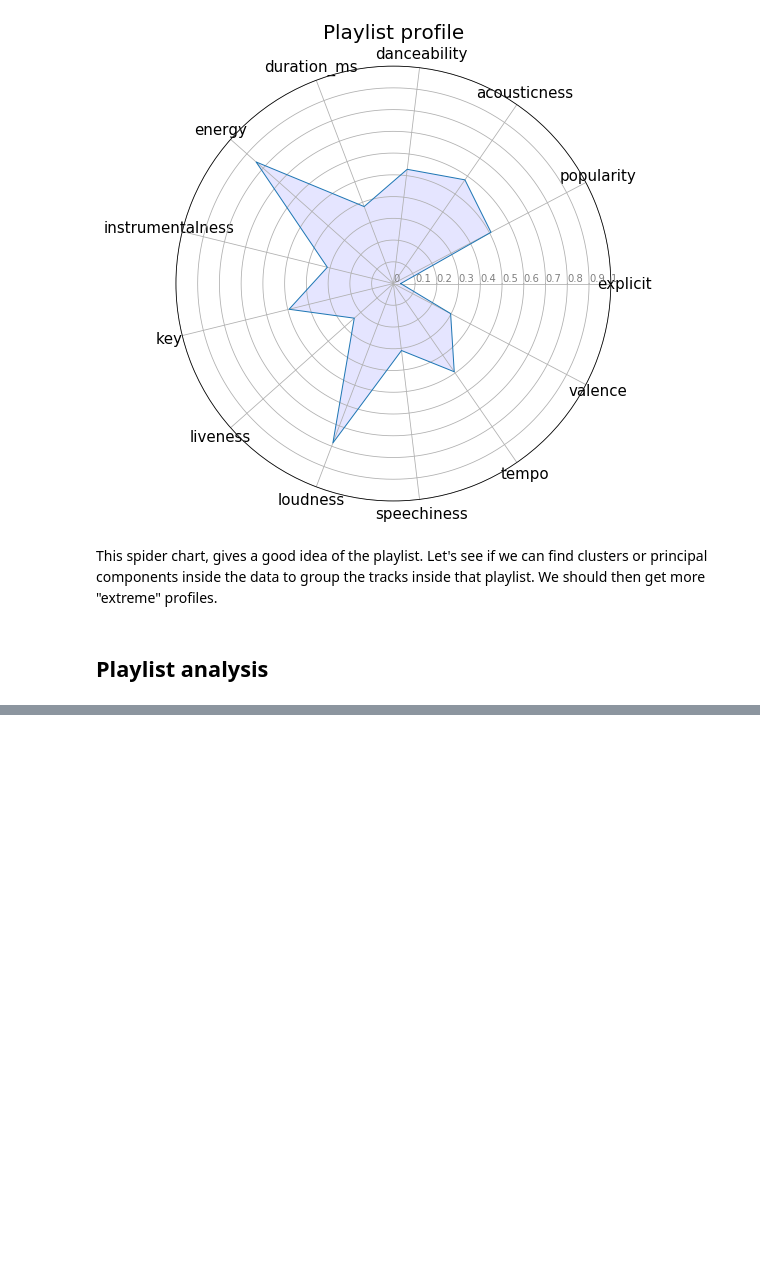
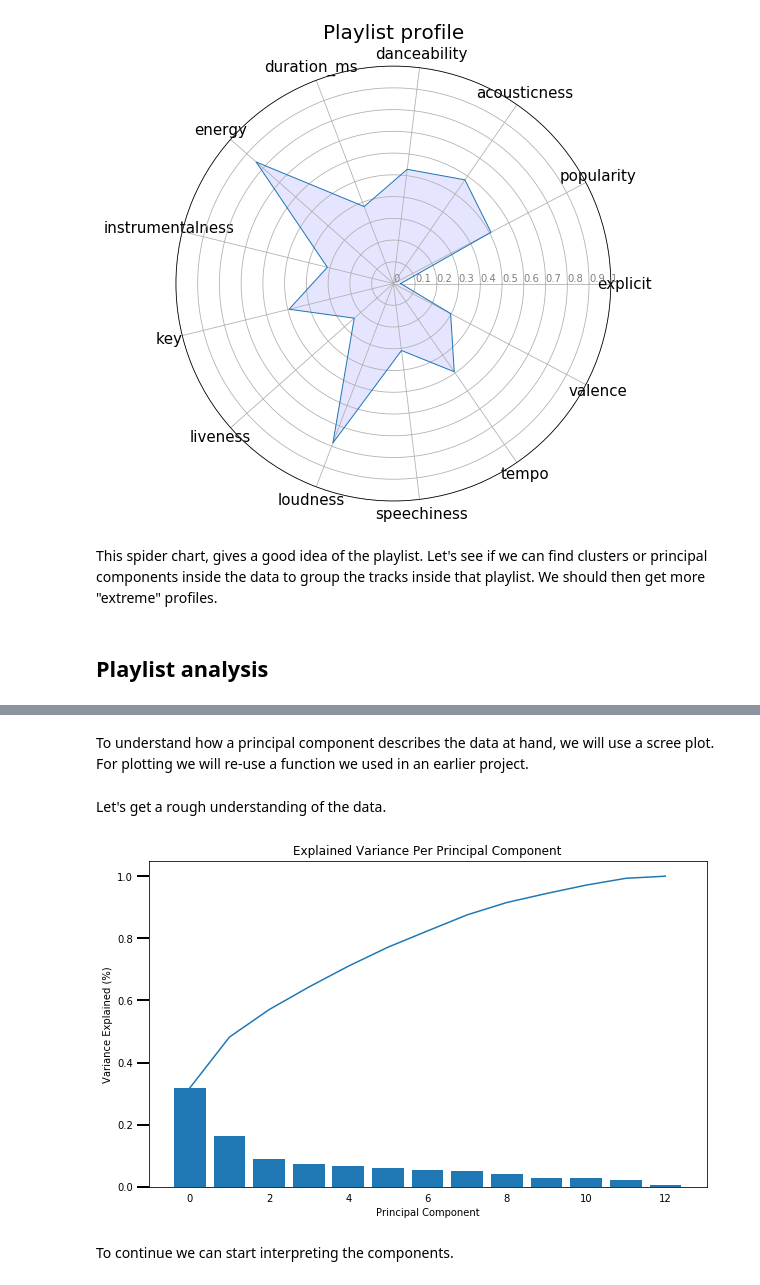
Before and after one commit to nsiicm0/Spot-On-Playlist-Organizer, a Jupyter notebook: data_exploration.ipynb, the cells around one changed output, grey strips where cells are left out. Cells and saved outputs as stored; diff of their text form; code cells hidden in the pictures; blank space fills up the shorter version.

Commit message:
Data exploration
Initial implementation of playlist analysis and playlist clustering.

Next step will be playlist fine tuning as the results are not yet as promising as they were expected.

```diff
--- a/data_exploration.ipynb
+++ b/data_exploration.ipynb
@@ -508,0 +515,40 @@ Let's see if we can find clusters or principal components inside the data to gro
+# %% [markdown]
+To understand how a principal component describes the data at hand, we will use a scree plot. For plotting we will re-use a function we used in an earlier project.
+# %%
+def scree_plot(pca):
+    '''
+    Creates a scree plot associated with the principal components
+
+    INPUT: pca - the result of instantian of PCA in scikit learn
+
+    OUTPUT:
+            None
+    '''
+    num_components = len(pca.explained_variance_ratio_)
+    ind = np.arange(num_components)
+    vals = pca.explained_variance_ratio_
+
+    plt.figure(figsize=(10, 6))
+    ax = plt.subplot(111)
+    cumvals = np.cumsum(vals)
+    ax.bar(ind, vals)
+    ax.plot(ind, cumvals)
+
+    ax.xaxis.set_tick_params(width=0)
+    ax.yaxis.set_tick_params(width=2, length=12)
+
+    ax.set_xlabel("Principal Component")
+    ax.set_ylabel("Variance Explained (%)")
+    plt.title('Explained Variance Per Principal Component')
+# %%
+# Set up PCA
+pca = PCA()
+df_pca = pca.fit(df_clean.loc[:, ~df_clean.columns.isin(['id'])])
+# %% [markdown]
+Let's get a rough understanding of the data.
+# %%
+scree_plot(df_pca)
+# %% [output]
+[figure, added]
+# %% [markdown]
+To continue we can start interpreting the components.
```
Also changed, not shown: parts of 23 cells of this notebook.
